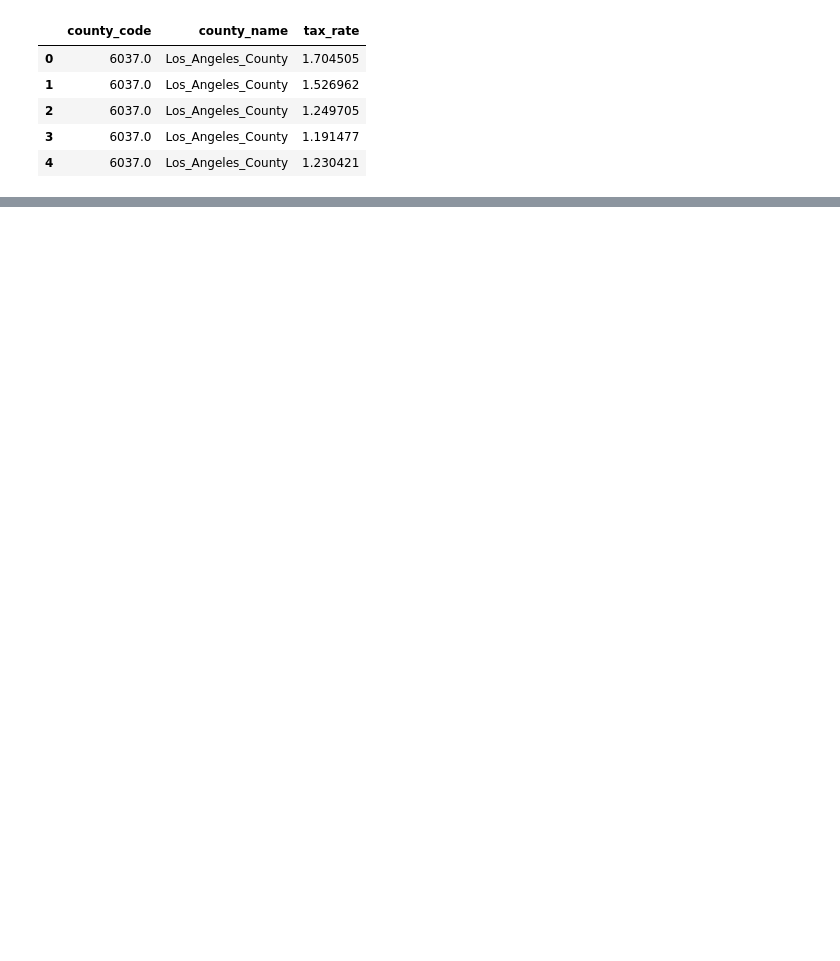
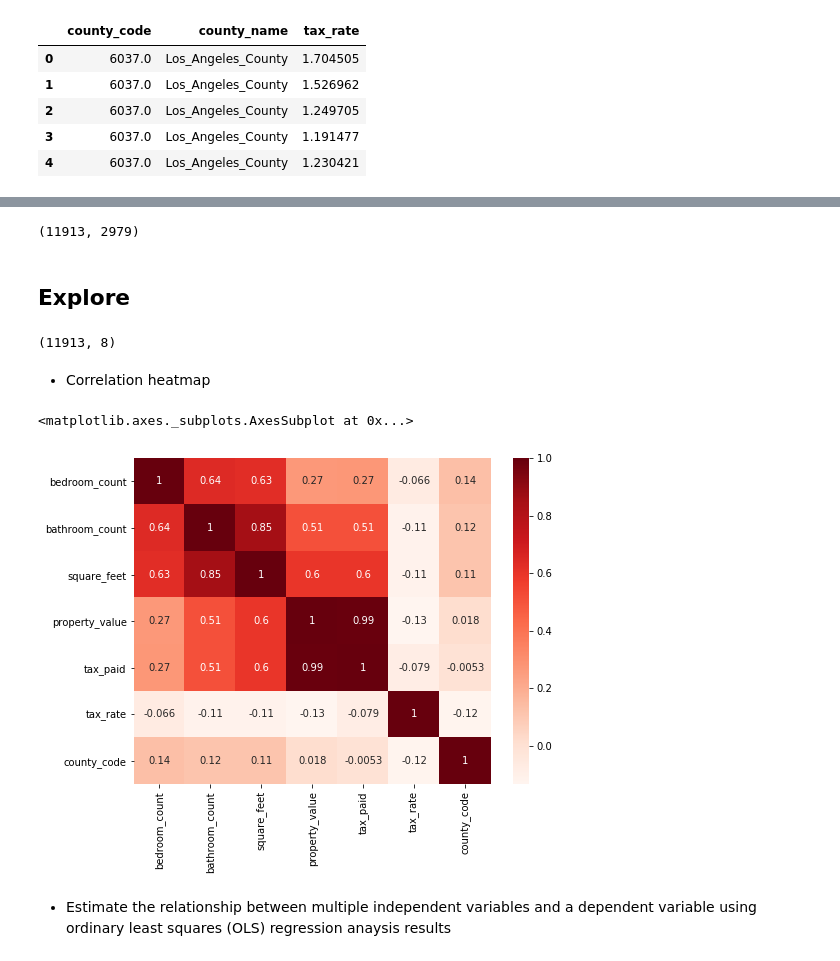
Before and after one commit to Tim-Sotirhos/zillow_project, a Jupyter notebook: zillow_project.ipynb, the cells around one changed output, grey strips where cells are left out. Cells and saved outputs as stored; diff of their text form; code cells hidden in the pictures; blank space fills up the shorter version.

```diff
--- a/zillow_project.ipynb
+++ b/zillow_project.ipynb
@@ -107,0 +133,4 @@ plt.show()
+# %%
+# Split data into train and test with all independent variables and the target variable
+train, test = split_scale.split_my_data(df, .80, 123)
+train.shape
@@ -107,0 +151,22 @@ plt.show()
+# %%
+len(X_train_scaled), len(X_test_scaled)
+# %% [output]
+(11913, 2979)
+# %% [markdown]
+## Explore
+# %%
+# Whole train dataset for the Explore phase
+train.shape
+# %% [output]
+(11913, 8)
+# %% [markdown]
+- Correlation heatmap
+# %%
+plt.figure(figsize=(8,6))
+cor = train.corr()
+sns.heatmap(cor,annot=True,cmap=plt.cm.Reds)
+# %% [output]
+<matplotlib.axes._subplots.AxesSubplot at 0x...>
+[figure, added]
+# %% [markdown]
+- Estimate the relationship between multiple independent variables and a dependent variable using ordinary least squares (OLS) regression anaysis results
```
Also changed, not shown: parts of 38 cells of this notebook, 3 other files.
